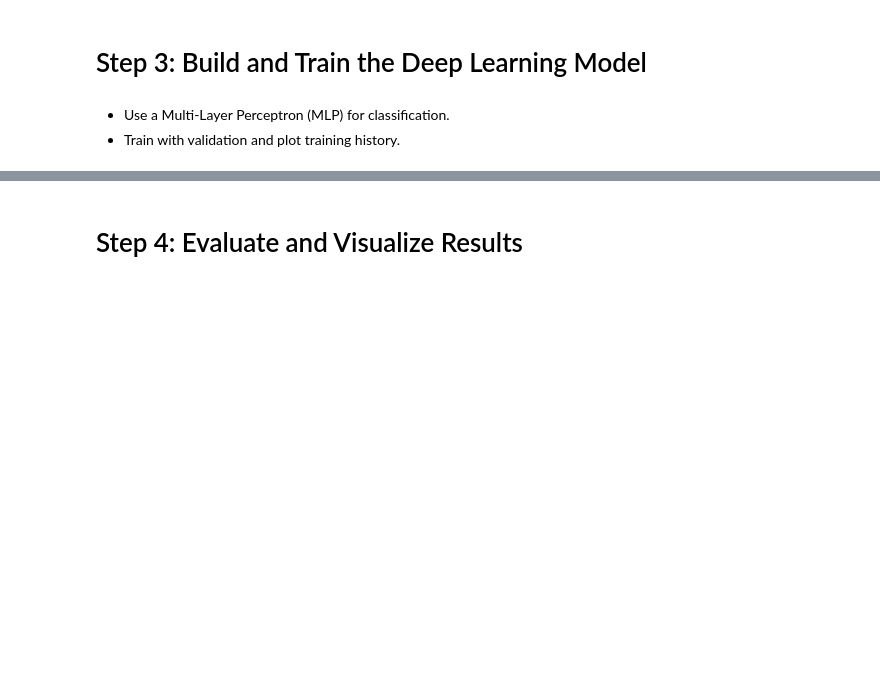
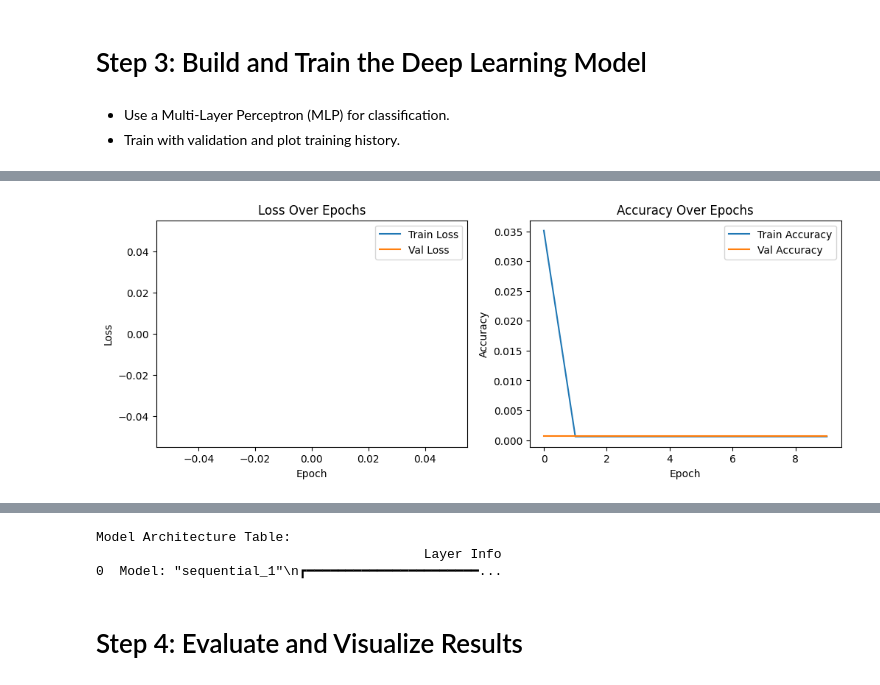
Before and after one commit to fjadidi2001/Cyber-Attack-Detection, a Jupyter notebook: DL4cyber.ipynb, the cells around one changed output, grey strips where cells are left out. Cells and saved outputs as stored; diff of their text form; code cells hidden in the pictures; blank space fills up the shorter version.

Commit message:
the model like stupid

```diff
--- a/DL4cyber.ipynb
+++ b/DL4cyber.ipynb
@@ -164,7 +164,7 @@ model = tf.keras.Sequential([
 model.compile(optimizer='adam', loss='sparse_categorical_crossentropy', metrics=['accuracy'])
 
 # Train the model
-history = model.fit(X_train, y_train, epochs=20, batch_size=32, validation_data=(X_val, y_val))
+history = model.fit(X_train, y_train, epochs=10, batch_size=32, validation_data=(X_val, y_val))
 
 # Visualization 1: Training History Plot
 plt.figure(figsize=(12, 4))
@@ -196,0 +213 @@ Epoch 2/20
+[figure, added]
@@ -197,3 +215,6 @@ Epoch 2/20
+Model Architecture Table:
+                                          Layer Info
+0  Model: "sequential_1"\n┏━━━━━━━━━━━━━━━━━━━━━━...
 # %% [markdown]
 # Step 4: Evaluate and Visualize Results
 # %% [markdown]
```
Also changed, not shown: parts of 1 cell of this notebook.
